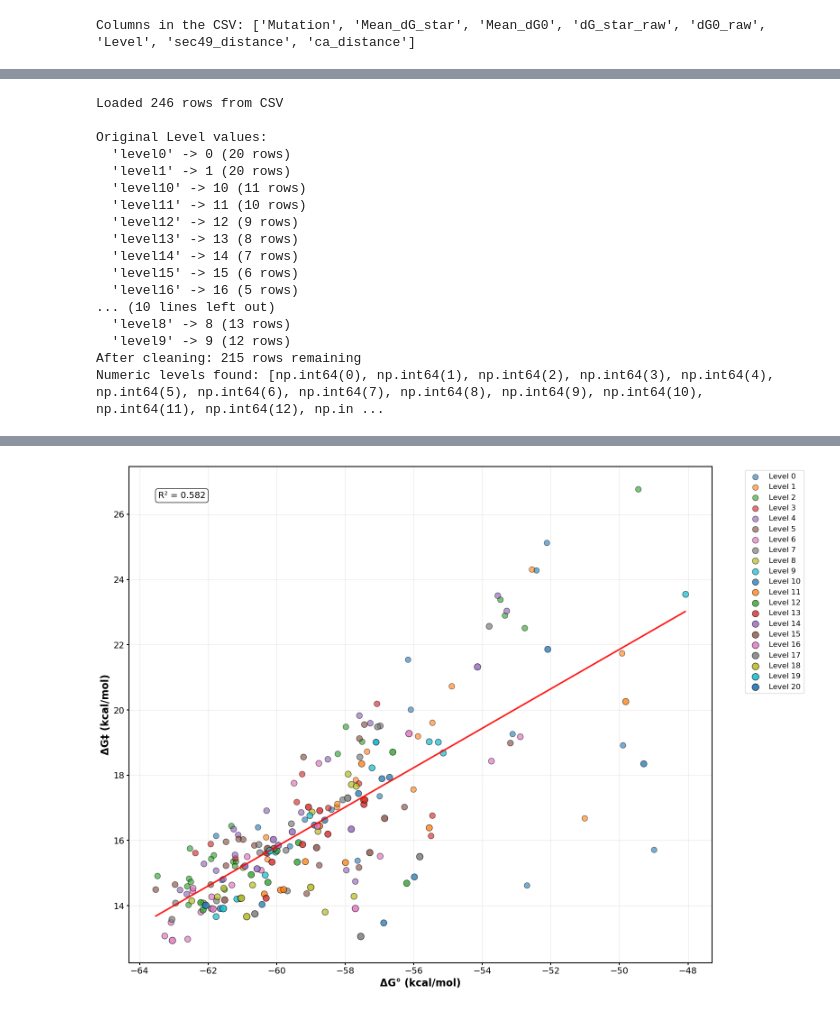
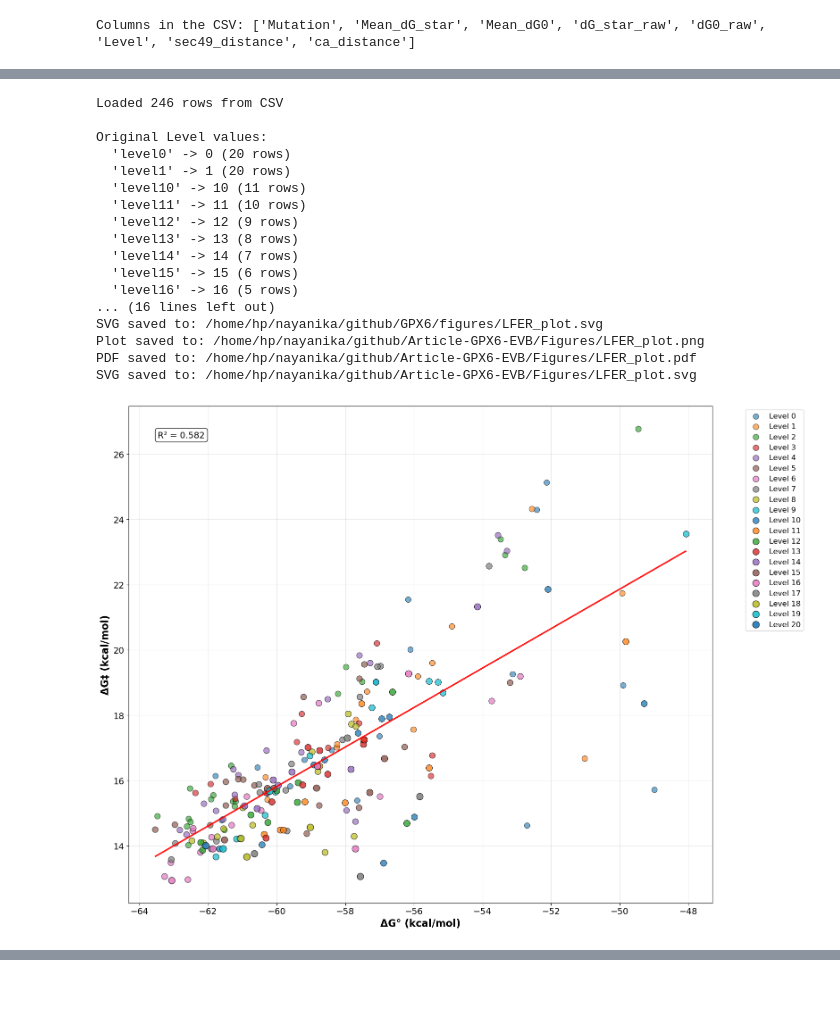
Before and after one commit to ND7996/GPX6, a Jupyter notebook: analysis/free_energy/combined_mouse.ipynb, the cells around one changed output, grey strips where cells are left out. Cells and saved outputs as stored; diff of their text form; code cells hidden in the pictures.

```diff
--- a/analysis/free_energy/combined_mouse.ipynb
+++ b/analysis/free_energy/combined_mouse.ipynb
@@ -473,6 +483,7 @@ import matplotlib.font_manager as fm
 from scipy import stats
 from scipy.stats import linregress
 import re
+import os
 
 def extract_level_number(level_str):
     """Extract numeric level from level string - improved version"""
@@ -499,9 +510,13 @@ def extract_level_number(level_str):
 
     return None
 
-def create_adaptive_lfer_plot(csv_path):
+def create_adaptive_lfer_plot(csv_path, save_paths=None):
     """
     Create LFER plot that adapts to whatever levels exist in the data
+
+    Parameters:
+    csv_path (str): Path to the CSV file
+    save_paths (list): List of directory paths where the plot should be saved
     """
 
     # Load data
@@ -627,6 +642,34 @@ def create_adaptive_lfer_plot(csv_path):
     ax.tick_params(axis='both', which='major', labelsize=14)
 
     plt.tight_layout()
+
+    # Save the plot if save_paths are provided
+    if save_paths:
+        for save_path in save_paths:
+            # Create directory if it doesn't exist
+            os.makedirs(save_path, exist_ok=True)
+
+            # Define filename
+            filename = "LFER_plot.png"
+            full_path = os.path.join(save_path, filename)
+
+            # Save with high quality
+            fig.savefig(full_path, dpi=300, bbox_inches='tight',
+                       facecolor='white', edgecolor='none')
+            print(f"Plot saved to: {full_path}")
+
+            # Also save as PDF for publications
+            pdf_path = os.path.join(save_path, "LFER_plot.pdf")
+            fig.savefig(pdf_path, dpi=300, bbox_inches='tight',
+                       facecolor='white', edgecolor='none')
+            print(f"PDF saved to: {pdf_path}")
+
+            # Also save as SVG for vector graphics
+            svg_path = os.path.join(save_path, "LFER_plot.svg")
+            fig.savefig(svg_path, bbox_inches='tight',
+                       facecolor='white', edgecolor='none')
+            print(f"SVG saved to: {svg_path}")
+
     plt.show()
 
     # Print summary including R² calculation explanation
@@ -646,37 +689,43 @@ def create_adaptive_lfer_plot(csv_path):
     print(f"2. Using scipy.stats.linregress(dg0, dg_star) which gives correlation coefficient r")
     print(f"3. R² = r² = {r_value:.6f}² = {r_value**2:.6f}")
     print(f"4. R² represents the proportion of variance in ΔG‡ explained by ΔG°")
     print(f"   - R² = 1.0 means perfect linear relationship")
     print(f"   - R² = 0.0 means no linear relationship")
     print(f"   - Your R² = {r_value**2:.3f} means {r_value**2*100:.1f}% of variance is explained")
 
     if len(unique_levels) == 2 and unique_levels == [0, 5]:
         print(f"\nNote: You have only Level 0 and Level 5.")
         print(f"This could mean:")
         print(f"  - Levels 1-4 were filtered out in previous processing")
         print(f"  - Your experimental design only included these two levels")
         print(f"  - There was a data collection/processing issue")
 
     return fig, ax, df_clean
 
-# Run the improved analysis
+# Run the improved analysis with save functionality
 csv_path = "/home/hp/results/MOUSE/distance_analysis_data.csv"
-fig, ax, data = create_adaptive_lfer_plot(csv_path)
+save_paths = [
+    "/home/hp/nayanika/github/GPX6/figures",
+    "/home/hp/nayanika/github/Article-GPX6-EVB/Figures"
+]
+
+fig, ax, data = create_adaptive_lfer_plot(csv_path, save_paths=save_paths)
 # %% [output]
 Loaded 246 rows from CSV
 
 Original Level values:
   'level0' -> 0 (20 rows)
   'level1' -> 1 (20 rows)
   'level10' -> 10 (11 rows)
   'level11' -> 11 (10 rows)
   'level12' -> 12 (9 rows)
   'level13' -> 13 (8 rows)
   'level14' -> 14 (7 rows)
   'level15' -> 15 (6 rows)
   'level16' -> 16 (5 rows)
-... (10 lines left out)
-  'level8' -> 8 (13 rows)
-  'level9' -> 9 (12 rows)
-After cleaning: 215 rows remaining
-Numeric levels found: [np.int64(0), np.int64(1), np.int64(2), np.int64(3), np.int64(4), np.int64(5), np.int64(6), np.int64(7), np.int64(8), np.int64(9), np.int64(10), np.int64(11), np.int64(12), np.in ...
+... (16 lines left out)
+SVG saved to: /home/hp/nayanika/github/GPX6/figures/LFER_plot.svg
+Plot saved to: /home/hp/nayanika/github/Article-GPX6-EVB/Figures/LFER_plot.png
+PDF saved to: /home/hp/nayanika/github/Article-GPX6-EVB/Figures/LFER_plot.pdf
+SVG saved to: /home/hp/nayanika/github/Article-GPX6-EVB/Figures/LFER_plot.svg
+[figure, new version]
@@ -700 +748,0 @@ findfont: Font family 'Arial' not found.
-[figure, old version]
```
Also changed, not shown: parts of 2 cells of this notebook, 6 other files.
